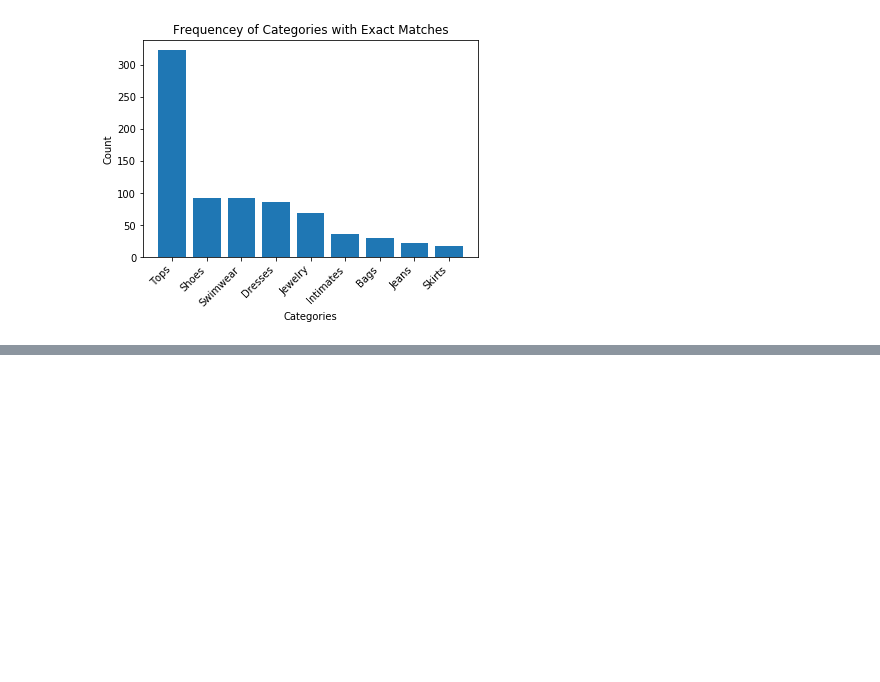
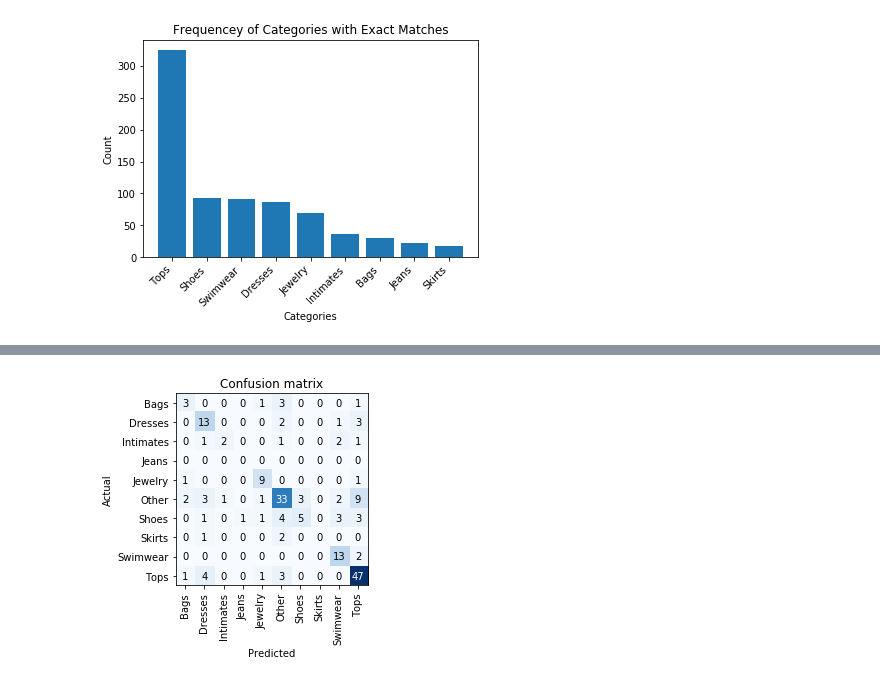
Before and after one commit to yashsavani/ferriswheel, a Jupyter notebook: Explore_Data.ipynb, the cells around one changed output, grey strips where cells are left out. Cells and saved outputs as stored; diff of their text form; code cells hidden in the pictures; blank space fills up the shorter version.

```diff
--- a/Explore_Data.ipynb
+++ b/Explore_Data.ipynb
@@ -184,0 +239,4 @@ data.sample(frac=1.0).to_csv('regex.csv', index=False, encoding='utf-8-sig')
+# %%
+interp.plot_confusion_matrix()
+# %% [output]
+[figure, added]
```
Also changed, not shown: parts of 22 cells of this notebook, 6 other files.
